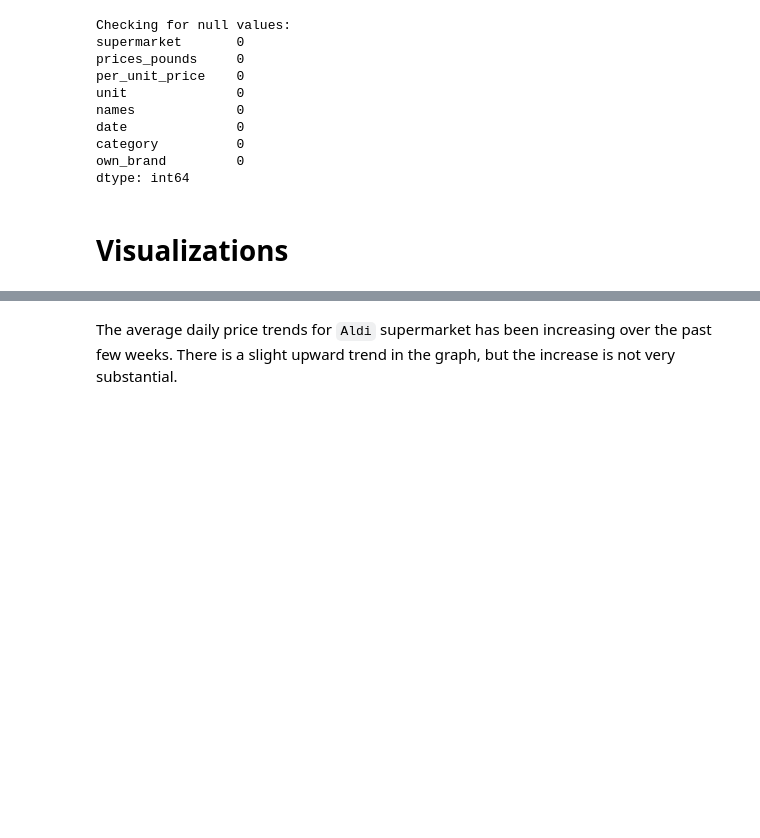
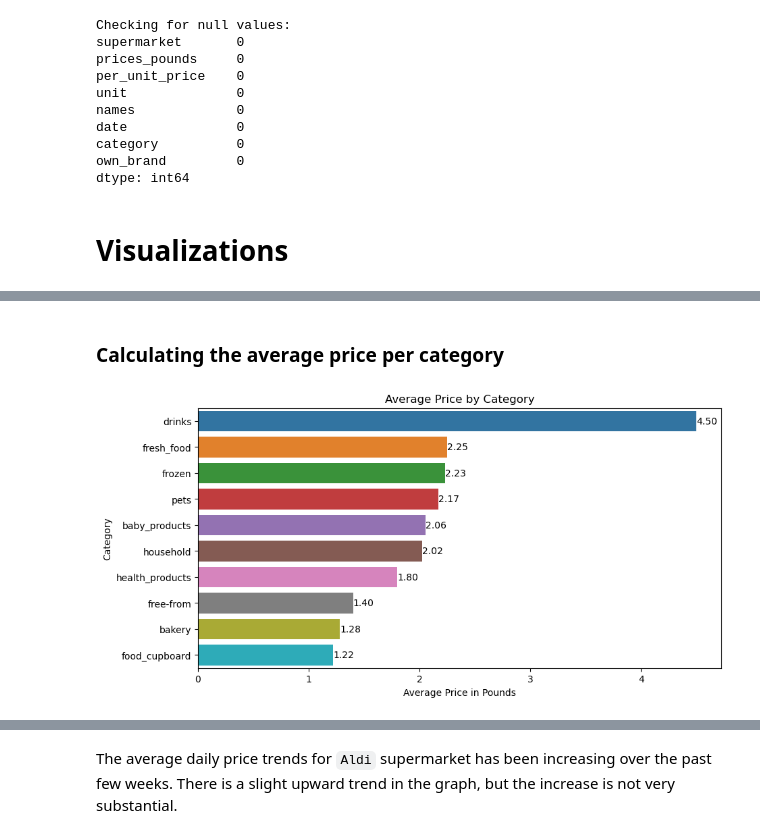
Before and after one commit to purvij07/Revenue-Prediction-Customer-Analytics-for-Supermarket-Data, a Jupyter notebook: code/Aldi_dataset.ipynb, the cells around one changed output, grey strips where cells are left out. Cells and saved outputs as stored; diff of their text form; code cells hidden in the pictures; blank space fills up the shorter version.

```diff
--- a/code/Aldi_dataset.ipynb
+++ b/code/Aldi_dataset.ipynb
@@ -197,0 +203,19 @@ plt.show()
+# %% [markdown]
+### Calculating the average price per category
+# %%
+average_price_per_category = df_aldi.groupby('category')['prices_pounds'].mean().reset_index().sort_values(by='prices_pounds', ascending=False)
+
+# Bar chart showing the average price per category
+plt.figure(figsize=(10, 5))
+sns.barplot(x='prices_pounds', y='category', data=average_price_per_category)
+plt.title('Average Price by Category')
+plt.xlabel('Average Price in Pounds')
+plt.ylabel('Category')
+
+# Adding annotations
+for i, price in enumerate(average_price_per_category['prices_pounds']):
+    plt.text(price, i, '{:.2f}'.format(price), ha='left', va='center')
+
+plt.show()
+# %% [output]
+[figure, added]
```
Also changed, not shown: parts of 13 cells of this notebook.
